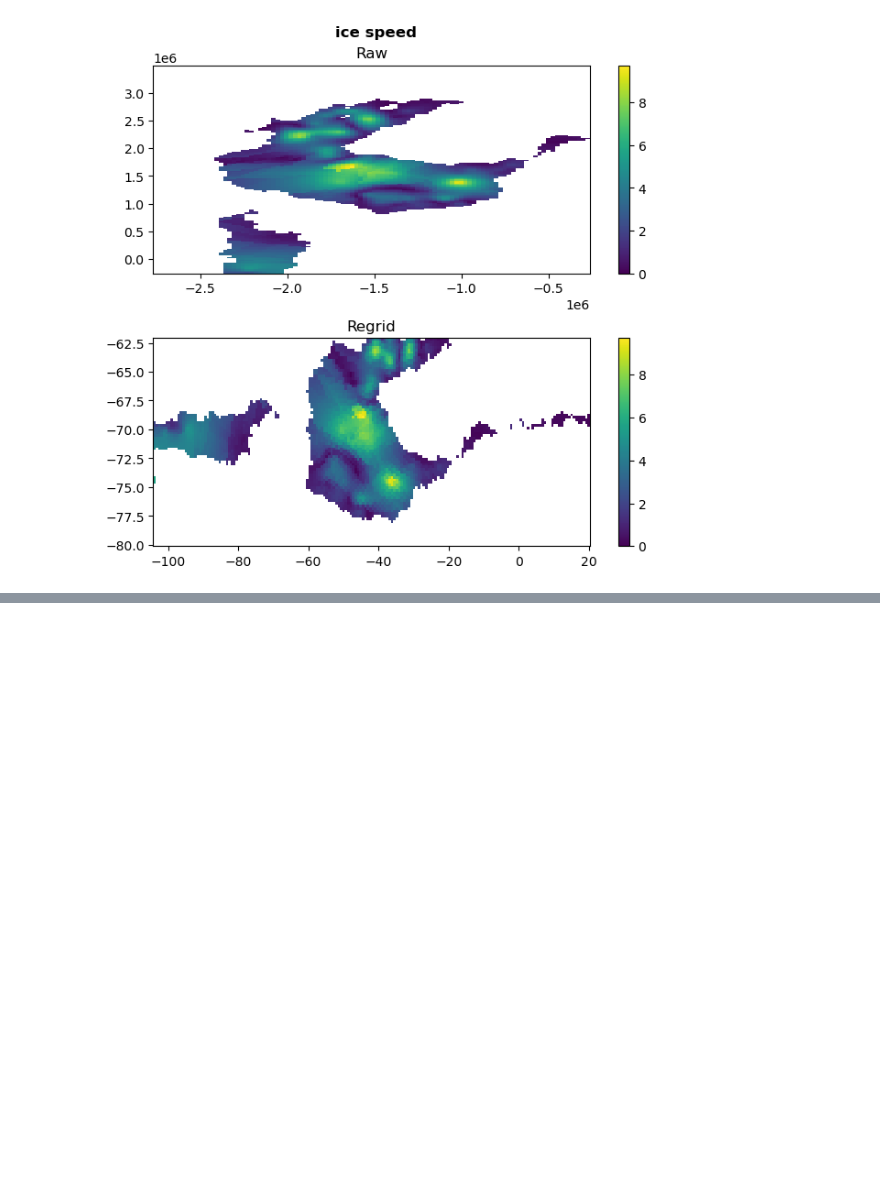
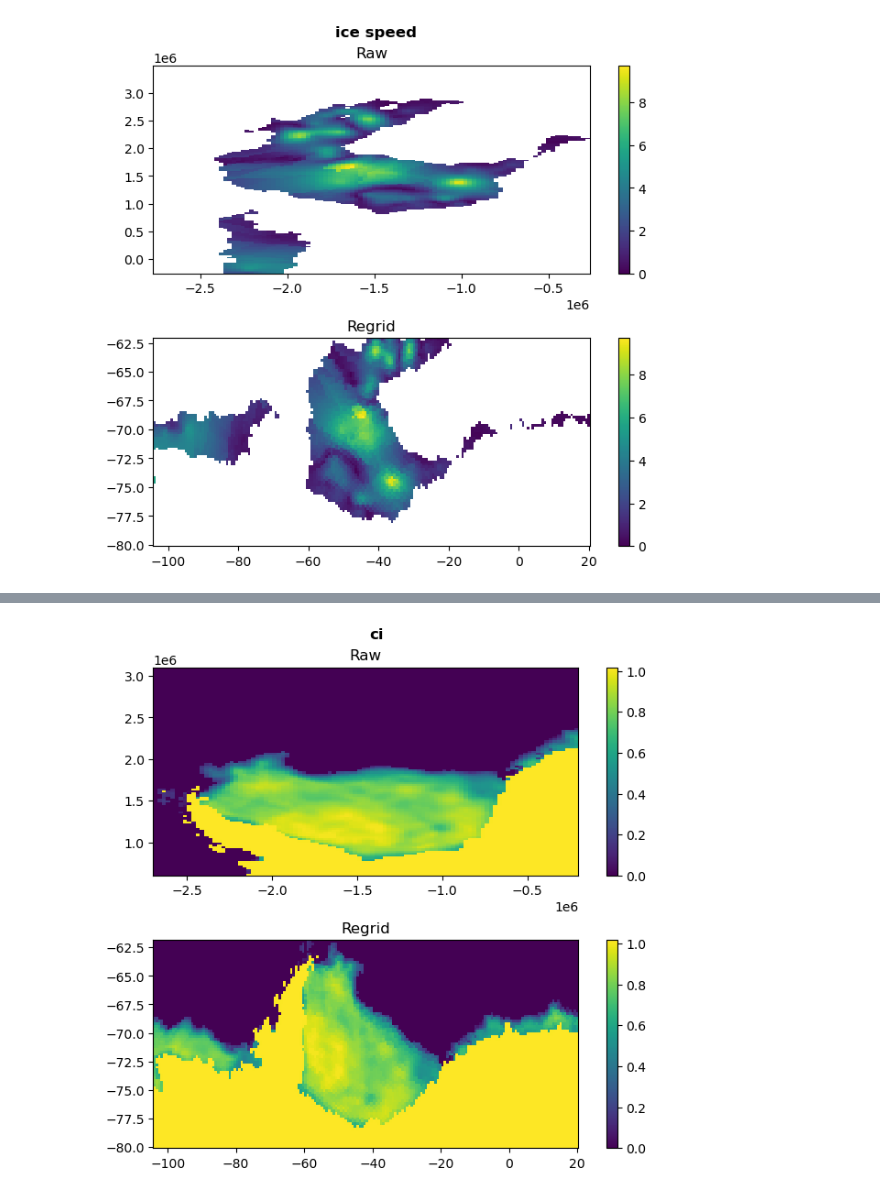
Before and after one commit to jackbassham/thesis-rough, a Jupyter notebook: notebooks/5.0-jwb-test-plot-regrid.ipynb, the cells around one changed output, grey strips where cells are left out. Drawn from its saved outputs; the diff is of its cells as text; code cells hidden in the pictures; blank space fills up the shorter version.

```diff
--- a/notebooks/5.0-jwb-test-plot-regrid.ipynb
+++ b/notebooks/5.0-jwb-test-plot-regrid.ipynb
@@ -67,3 +67,13 @@ print(data_regrid['lat'])
  -64.23423423 -64.00900901 -63.78378378 -63.55855856 -63.33333333
  -63.10810811 -62.88288288 -62.65765766 -62.43243243 -62.20720721
  -61.98198198]
+# %%
+raw_bounds = {
+    'y': (150, 300),
+    'x': (50, 150),
+}
+
+regrid_bounds = {
+    'y': (0, 80),
+    'x': (110, 290),
+}
@@ -160,0 +238,10 @@ plt.show
+# %%
+raw_bounds = {
+    'y': (50, 150),
+    'x': (50, 150)
+}
+
+regrid_bounds = {
+    'y': (0, 150),
+    'x': (110, 290)
+}
@@ -160,0 +253,12 @@ plt.show
+# %%
+time_index = 100
+
+plot_original_and_regrid(
+    data_raw, data_regrid,
+    time_index,
+    'ci',
+    raw_bounds = raw_bounds,
+    regrid_bounds = regrid_bounds,
+)
+# %% [output]
+[figure, added]
```
Also changed, not shown: parts of 5 cells of this notebook.
